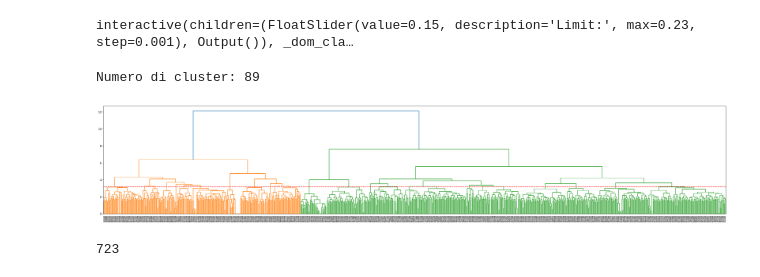
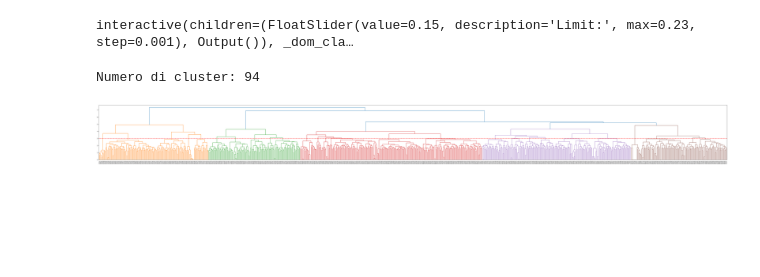
Before and after one commit to ax-ten/ICON-23-24-EDH, a Jupyter notebook: Correlation Matrix.ipynb, the cells around one changed output. Saved outputs shown, nothing was run; the diff lists cells and outputs as text; code cells hidden in the pictures; blank space fills up the shorter version.

```diff
--- a/Correlation Matrix.ipynb
+++ b/Correlation Matrix.ipynb
@@ -141,31 +141,27 @@ if (matrix < 0).any():
 # %%
 from sklearn.cluster import AgglomerativeClustering
 import matplotlib.pyplot as plt
 import scipy.cluster.hierarchy as sch
 
 deck_ids = list(grim.get_all_deck_ids())
-
-model = AgglomerativeClustering(distance_threshold=3.2, n_clusters=None)
+treshold = 3
+model = AgglomerativeClustering(distance_threshold=treshold, n_clusters=None)
 
 distanze = 1 - matrix
 labels = model.fit_predict(distanze)
 
 # Numero di cluster
 n_clusters = len(set(labels))
 print(f"Numero di cluster: {n_clusters}")
 
 # Visualizza il dendrogramma
-plt.figure(figsize=(40, 7))
+plt.figure(figsize=(80, 7))
 dendrogram = sch.dendrogram(sch.linkage(distanze, method='complete'), labels=deck_ids)
-plt.axhline(y=3.2, color='r', linestyle='--')  # Imposta una soglia per tagliare i cluster
+plt.axhline(y=treshold, color='r', linestyle='--')  # Imposta una soglia per tagliare i cluster
 plt.show()
 # %% [output]
-Numero di cluster: 89
+Numero di cluster: 94
-[figure, old version]
+[figure, new version]
-# %%
-len(set(labels))
-# %% [output]
-723
 # %%
 
 # Stampa le etichette dei cluster per ogni punto
```
Also changed, not shown: parts of 4 cells of this notebook, 5 other files.
